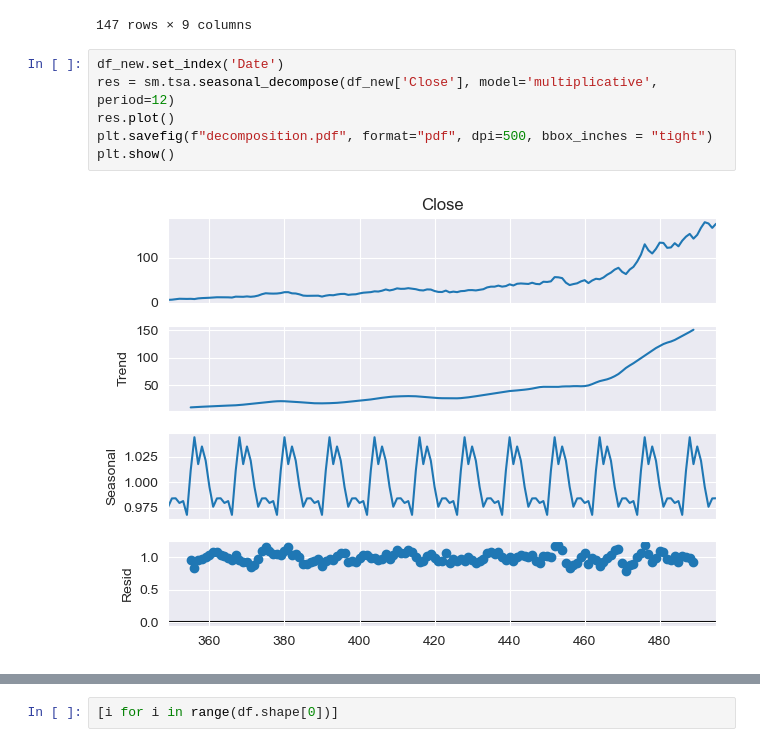
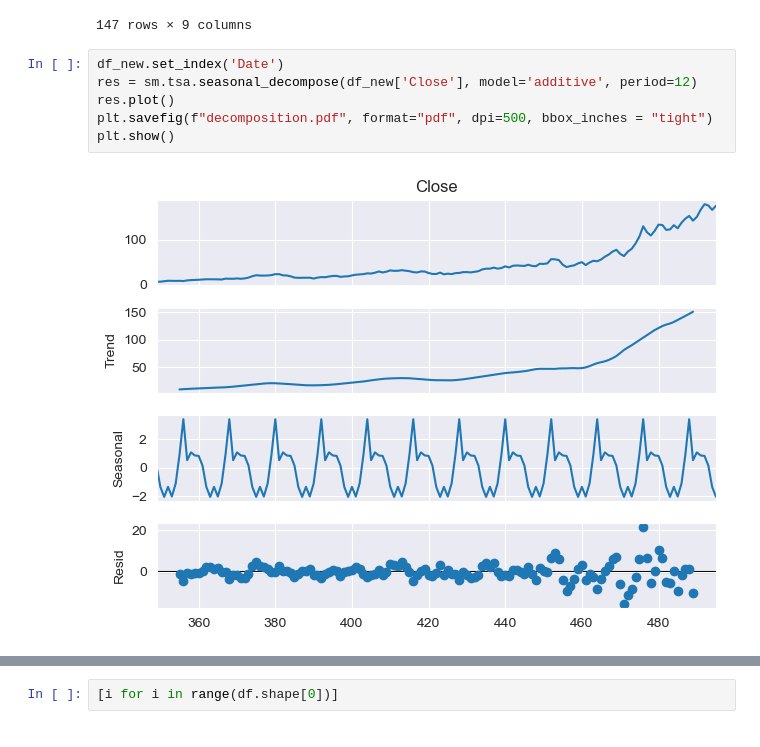
Before and after one commit to balooooooooo/econometric-modelling, a Jupyter notebook: analysis.ipynb, the cells around one changed output, grey strips where cells are left out. Cells and saved outputs as stored; diff of their text form.

```diff
--- a/analysis.ipynb
+++ b/analysis.ipynb
@@ -177,9 +177,9 @@ df
 147 rows × 9 columns
 # %%
 df_new.set_index('Date')
-res = sm.tsa.seasonal_decompose(df_new['Close'], model='multiplicative', period=12)
+res = sm.tsa.seasonal_decompose(df_new['Close'], model='additive', period=12)
 res.plot()
 plt.savefig(f"decomposition.pdf", format="pdf", dpi=500, bbox_inches = "tight")
 plt.show()
 # %% [output]
-[figure, old version]
+[figure, new version]
```
Also changed, not shown: parts of 21 cells of this notebook.
